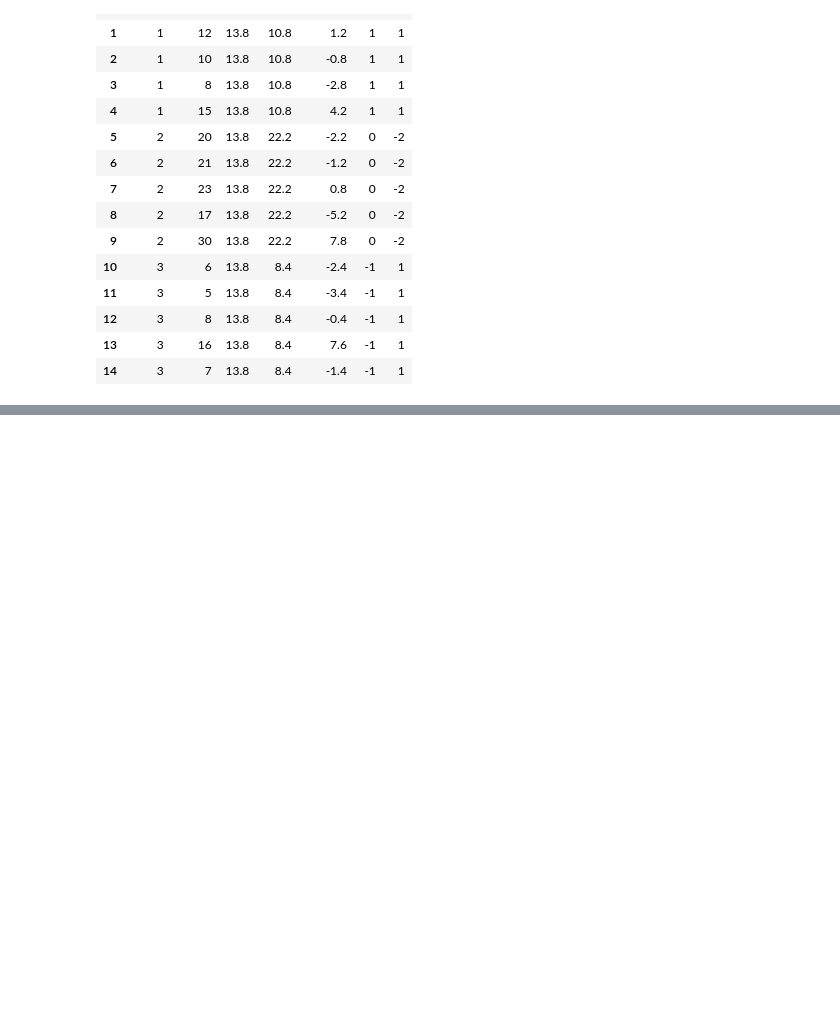
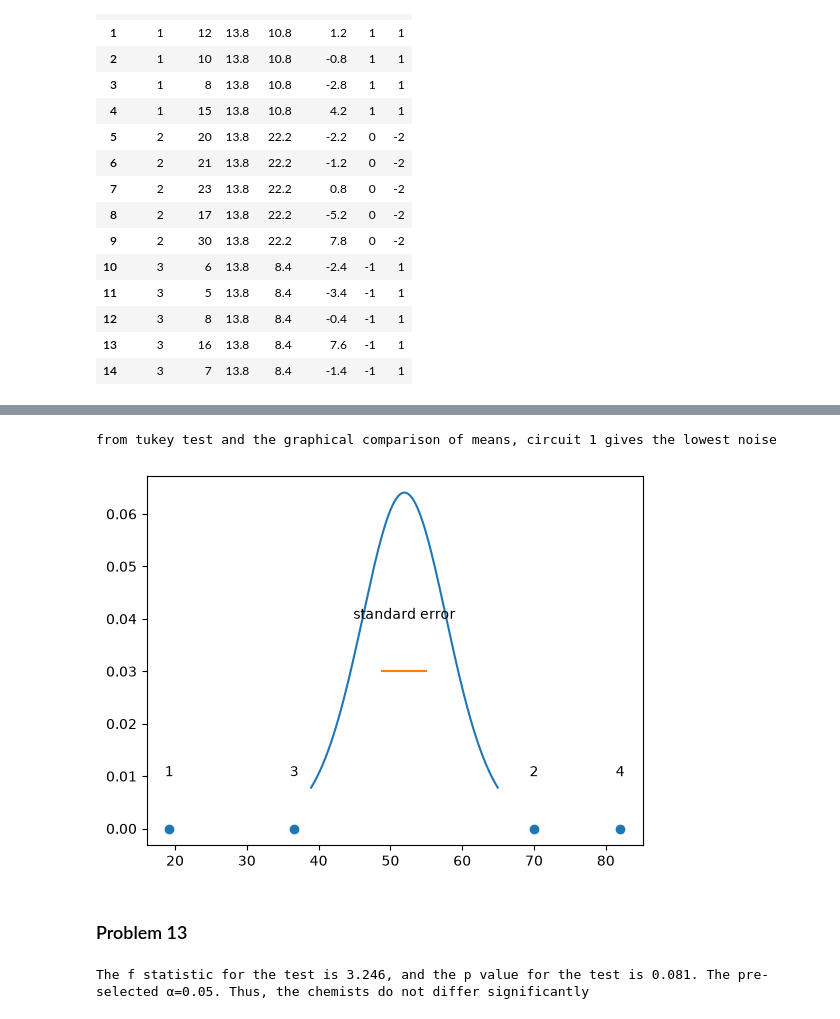
Before and after one commit to Peiguang2024/design-of-experiment, a Jupyter notebook: Montgomery/chapter3.ipynb, the cells around one changed output, grey strips where cells are left out. Cells and saved outputs as stored; diff of their text form; code cells hidden in the pictures; blank space fills up the shorter version.

```diff
--- a/Montgomery/chapter3.ipynb
+++ b/Montgomery/chapter3.ipynb
@@ -832,0 +962,8 @@ plt.show()
+# %%
+graphical_comp_mean(df_12, 'circuit', 'noise', 0.05)
+print('from tukey test and the graphical comparison of means, circuit 1 gives the lowest noise')
+# %% [output]
+from tukey test and the graphical comparison of means, circuit 1 gives the lowest noise
+[figure, added]
+# %% [markdown]
+### Problem 13
@@ -832,0 +975,6 @@ plt.show()
+# %%
+#a. analysis of variance to check if the chemists differ
+f_12a, p_12a = stats.f_oneway(*df_13.groupby('chem')['pct'].apply(list).values)
+print(f'The f statistic for the test is {f_12a.round(3)}, and the p value for the test is {p_12a.round(3)}. The pre-selected {alpha}=0.05. Thus, the chemists do not differ significantly')
+# %% [output]
+The f statistic for the test is 3.246, and the p value for the test is 0.081. The pre-selected α=0.05. Thus, the chemists do not differ significantly
```
Also changed, not shown: parts of 26 cells of this notebook, 2 other files.
